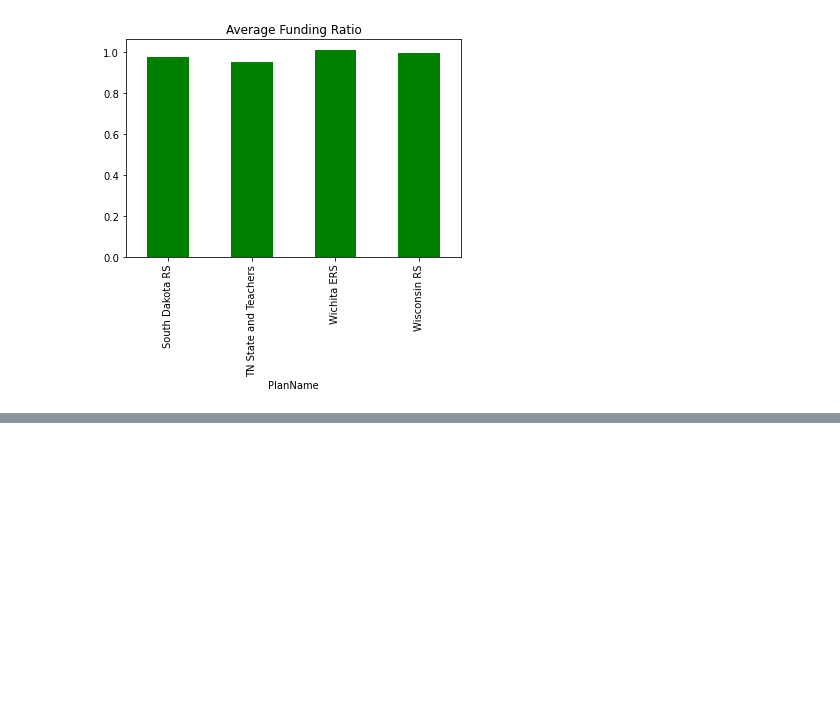
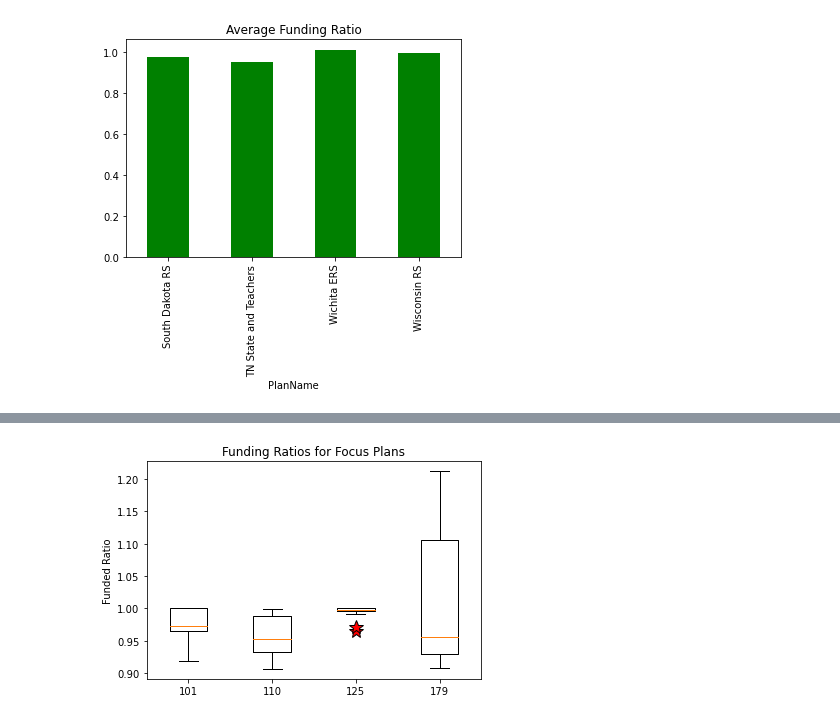
Before and after one commit to DeltaDeutsch/PPD-Group-Project, a Jupyter notebook: PPD Group Focus Plans.ipynb, the cells around one changed output, grey strips where cells are left out. Cells and saved outputs as stored; diff of their text form; code cells hidden in the pictures; blank space fills up the shorter version.

```diff
--- a/PPD Group Focus Plans.ipynb
+++ b/PPD Group Focus Plans.ipynb
@@ -303,0 +294,10 @@ plt.show
+# %%
+# Generate a box plot of the final tumor volume of each mouse across four regimens of interest
+fundrat_data = [plan_101_fundrat,plan_110_fundrat,plan_125_fundrat,plan_179_fundrat]
+flierprops=dict(marker="*", markerfacecolor="r", markersize=15)
+plt.title('Funding Ratios for Focus Plans')
+plt.ylabel('Funded Ratio')
+plt.boxplot(fundrat_data, labels=focus_plans_list,flierprops=flierprops)
+plt.show()
+# %% [output]
+[figure, added]
```
Also changed, not shown: parts of 9 cells of this notebook, 2 other files.
